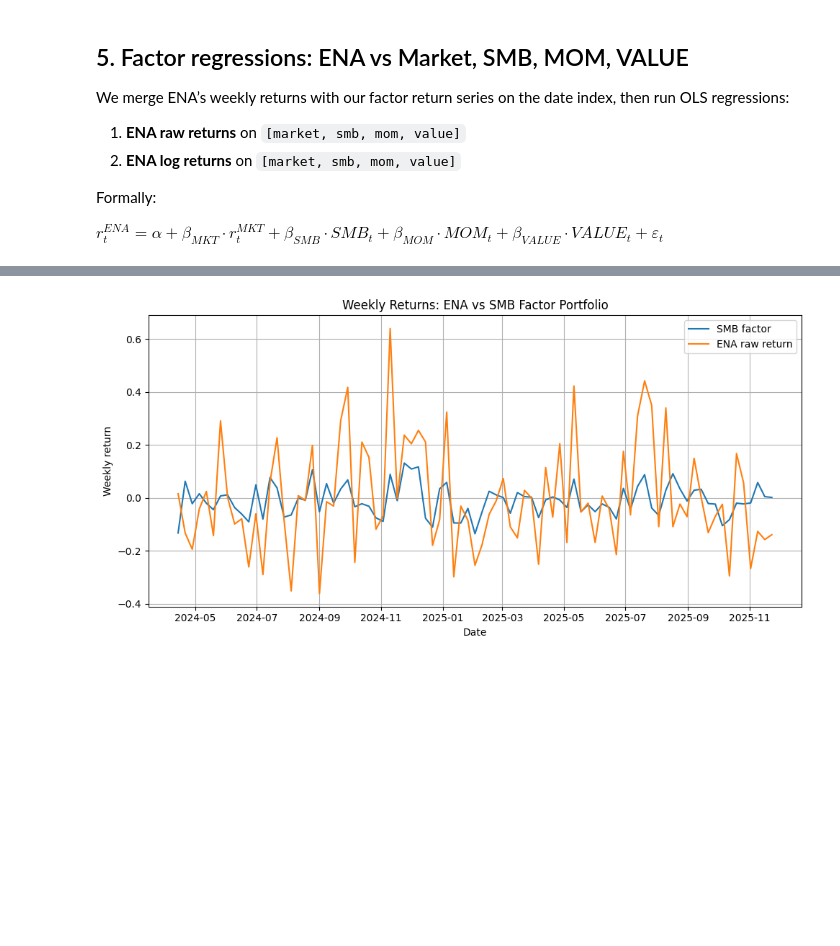
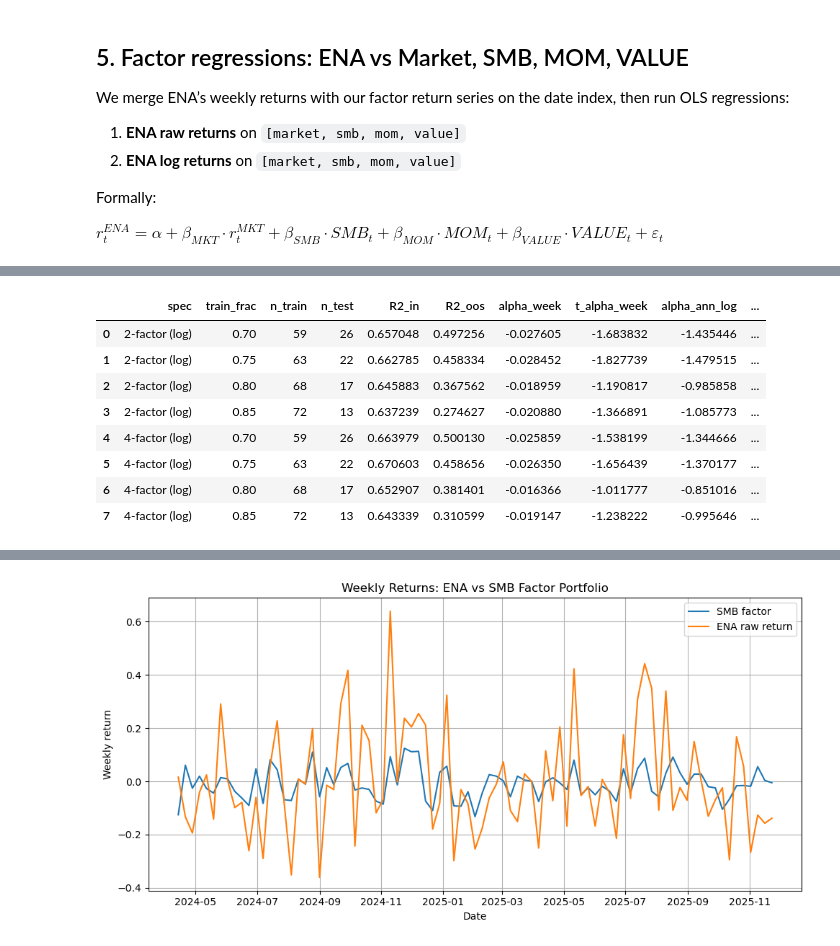
Before and after one commit to frank22lin/MBC-Research, a Jupyter notebook: factor_analysis.ipynb, the cells around one changed output, grey strips where cells are left out. Cells and saved outputs as stored; diff of their text form; code cells hidden in the pictures; blank space fills up the shorter version.

Commit message:
Added some more robust analysis w/ test train splits

```diff
--- a/factor_analysis.ipynb
+++ b/factor_analysis.ipynb
@@ -531,0 +600,95 @@ plt.show()
+# %%
+# 7. Robustness to train/test split choice
+
+def run_split_for_spec(reg_df, dep_col, factor_cols, train_frac, label):
+    """
+    Run a single chronological train/test split for a given spec.
+    Returns a dict with R²_in, R²_oos, weekly alpha, annual alpha, etc.
+    """
+    reg_df = reg_df.sort_index().dropna()
+    n = len(reg_df)
+    train_size = int(train_frac * n)
+
+    # Require both train and test to have some minimum size
+    if train_size < 20 or (n - train_size) < 10:
+        return None
+
+    train = reg_df.iloc[:train_size].copy()
+    test = reg_df.iloc[train_size:].copy()
+
+    # Fit on train
+    X_train = sm.add_constant(train[factor_cols])
+    y_train = train[dep_col]
+    model = sm.OLS(y_train, X_train).fit()
+
+    # In-sample R²
+    r2_in = model.rsquared
+
+    # Out-of-sample R²
+    X_test = sm.add_constant(test[factor_cols])
+    y_test = test[dep_col]
+    y_hat_test = model.predict(X_test)
+
+    ss_res = ((y_test - y_hat_test) ** 2).sum()
+    ss_tot = ((y_test - y_test.mean()) ** 2).sum()
+    r2_oos = 1.0 - ss_res / ss_tot
+
+    # Weekly alpha and t-stat (intercept)
+    alpha_week = model.params["const"]
+    se_week = model.bse["const"]
+    t_alpha = alpha_week / se_week if se_week != 0 else np.nan
+
+    # Annualized alpha for log spec, using helper defined earlier
+    alpha_ann_log, alpha_ann_simple, se_ann_log, t_alpha_log = (
+        annualize_from_weekly_log(alpha_week, se_week)
+    )
+
+    return {
+        "spec": label,
+        "train_frac": train_frac,
+        "n_train": len(train),
+        "n_test": len(test),
+        "R2_in": r2_in,
+        "R2_oos": r2_oos,
+        "alpha_week": alpha_week,
+        "t_alpha_week": t_alpha,
+        "alpha_ann_log": alpha_ann_log,
+        "alpha_ann_simple": alpha_ann_simple,
+        "t_alpha_log": t_alpha_log,
+    }
+
+split_fracs = [0.70, 0.75, 0.80, 0.85]
+
+rows = []
+for f in split_fracs:
+    row_4 = run_split_for_spec(
+        reg_df,
+        dep_col="ENA_log_ret",
+        factor_cols=four_factors,
+        train_frac=f,
+        label="4-factor (log)",
+    )
+    row_2 = run_split_for_spec(
+        reg_df,
+        dep_col="ENA_log_ret",
+        factor_cols=two_factors,
+        train_frac=f,
+        label="2-factor (log)",
+    )
+    if row_4 is not None:
+        rows.append(row_4)
+    if row_2 is not None:
+        rows.append(row_2)
+
+split_robustness = pd.DataFrame(rows).sort_values(["spec", "train_frac"]).reset_index(drop=True)
+split_robustness
+# %% [output]
+|  | spec | train_frac | n_train | n_test | R2_in | R2_oos | alpha_week | t_alpha_week | alpha_ann_log | ... |
+| 0 | 2-factor (log) | 0.70 | 59 | 26 | 0.657048 | 0.497256 | -0.027605 | -1.683832 | -1.435446 | ... |
+| 1 | 2-factor (log) | 0.75 | 63 | 22 | 0.662785 | 0.458334 | -0.028452 | -1.827739 | -1.479515 | ... |
+| 2 | 2-factor (log) | 0.80 | 68 | 17 | 0.645883 | 0.367562 | -0.018959 | -1.190817 | -0.985858 | ... |
+| 3 | 2-factor (log) | 0.85 | 72 | 13 | 0.637239 | 0.274627 | -0.020880 | -1.366891 | -1.085773 | ... |
+| 4 | 4-factor (log) | 0.70 | 59 | 26 | 0.663979 | 0.500130 | -0.025859 | -1.538199 | -1.344666 | ... |
+| 5 | 4-factor (log) | 0.75 | 63 | 22 | 0.670603 | 0.458656 | -0.026350 | -1.656439 | -1.370177 | ... |
+| 6 | 4-factor (log) | 0.80 | 68 | 17 | 0.652907 | 0.381401 | -0.016366 | -1.011777 | -0.851016 | ... |
+| 7 | 4-factor (log) | 0.85 | 72 | 13 | 0.643339 | 0.310599 | -0.019147 | -1.238222 | -0.995646 | ... |
```
Also changed, not shown: parts of 28 cells of this notebook.
